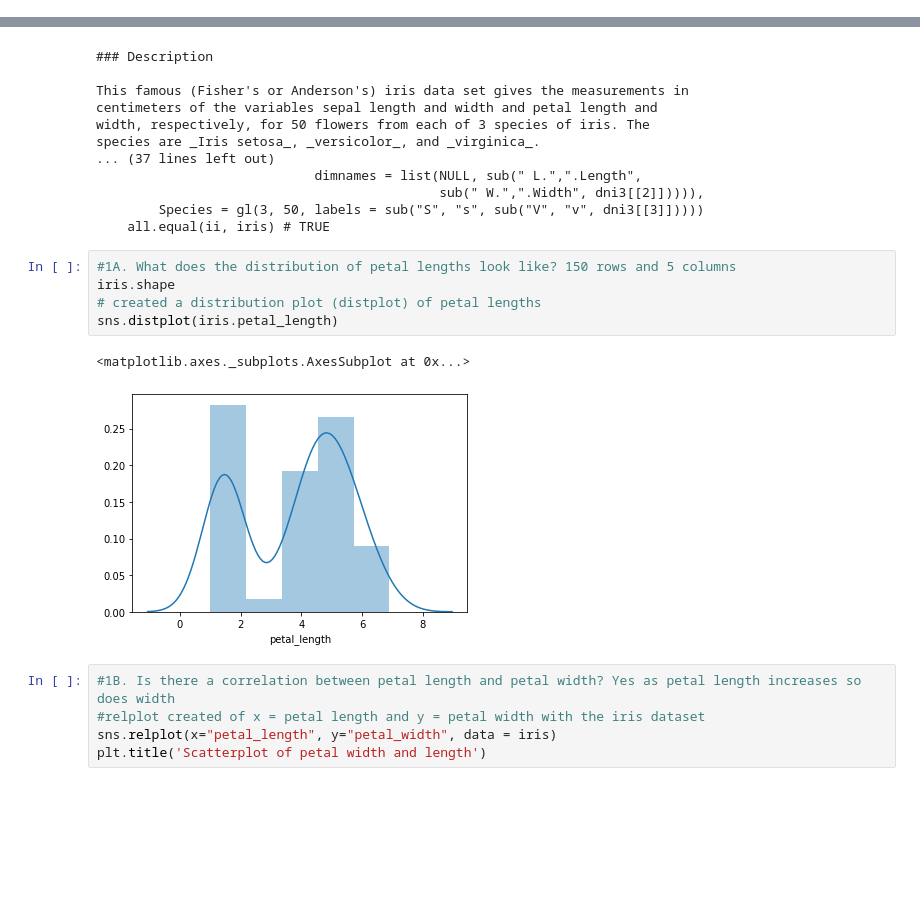
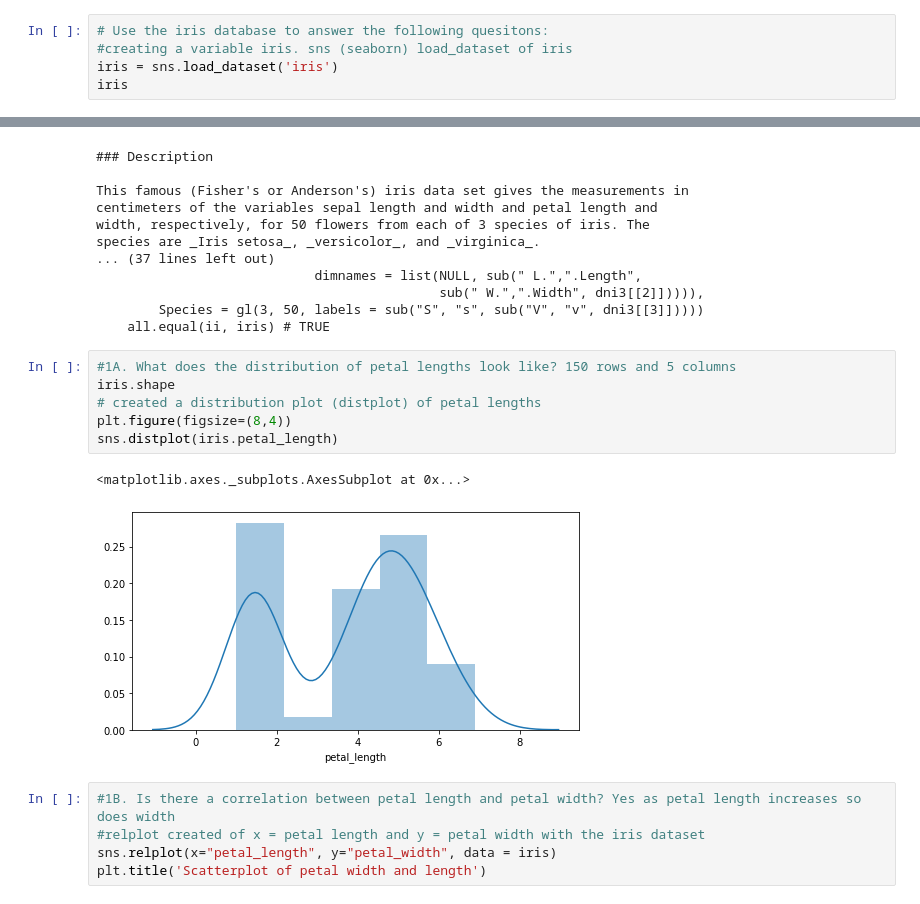
Before and after one commit to george887/numpy-pandas-visualization-exercises, a Jupyter notebook: seaborn_exercises.ipynb, the cells around one changed output, grey strips where cells are left out. Cells and saved outputs as stored; diff of their text form; blank space fills up the shorter version.

```diff
--- a/seaborn_exercises.ipynb
+++ b/seaborn_exercises.ipynb
@@ -24,3 +24,8 @@ iris
 | 148 | 6.2 | 3.4 | 5.4 | 2.3 | virginica |
 | 149 | 5.9 | 3.0 | 5.1 | 1.8 | virginica |
 150 rows × 5 columns
+# %%
+# Use the iris database to answer the following quesitons:
+#creating a variable iris. sns (seaborn) load_dataset of iris
+iris = sns.load_dataset('iris')
+iris
@@ -48,11 +71,12 @@ species are _Iris setosa_, _versicolor_, and _virginica_.
 # %%
 #1A. What does the distribution of petal lengths look like? 150 rows and 5 columns
 iris.shape
 # created a distribution plot (distplot) of petal lengths
+plt.figure(figsize=(8,4))
 sns.distplot(iris.petal_length)
 # %% [output]
 <matplotlib.axes._subplots.AxesSubplot at 0x...>
-[figure, old version]
+[figure, new version]
 # %%
 #1B. Is there a correlation between petal length and petal width? Yes as petal length increases so does width
 #relplot created of x = petal length and y = petal width with the iris dataset
```
Also changed, not shown: parts of 2 cells of this notebook.
